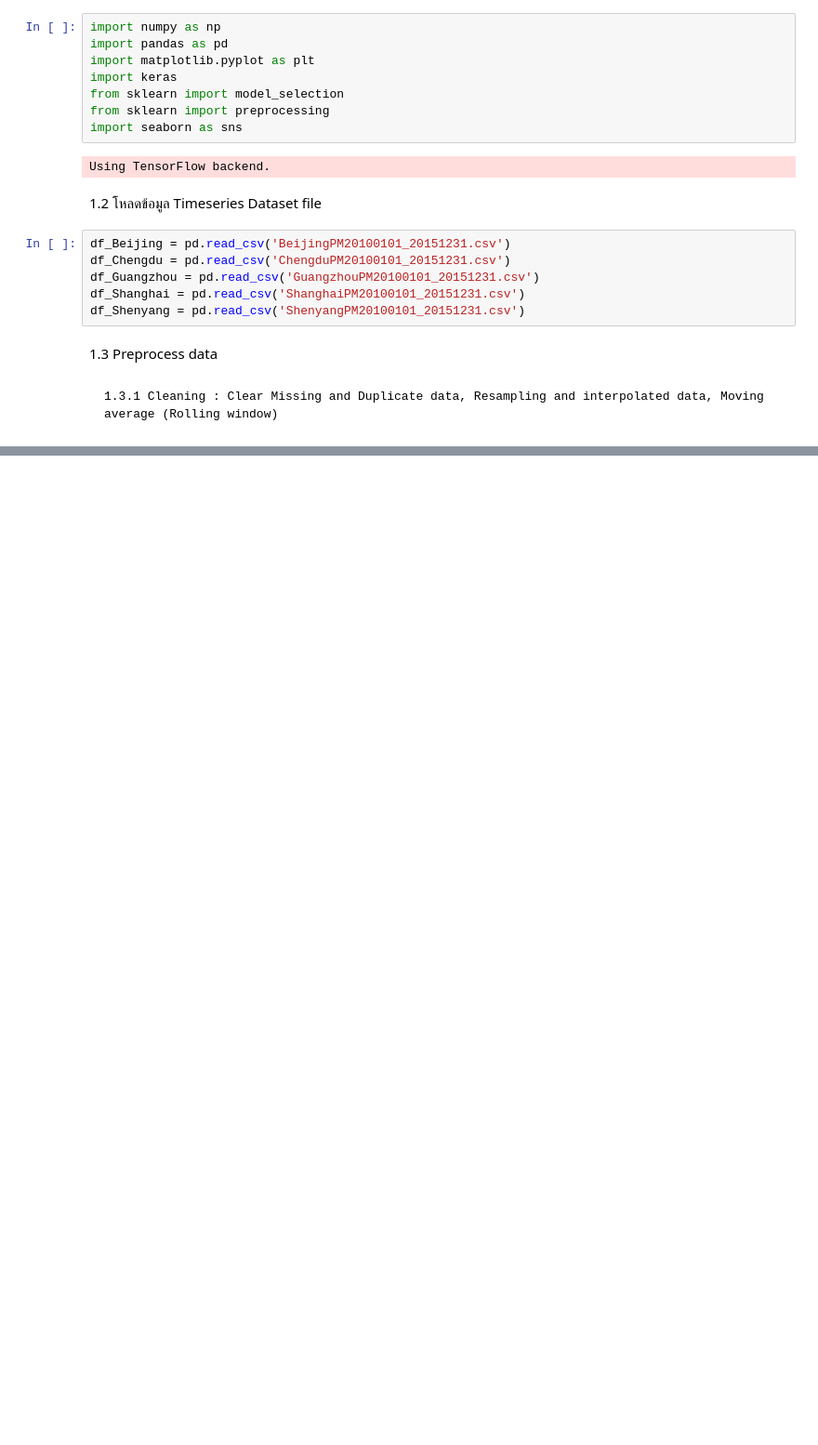
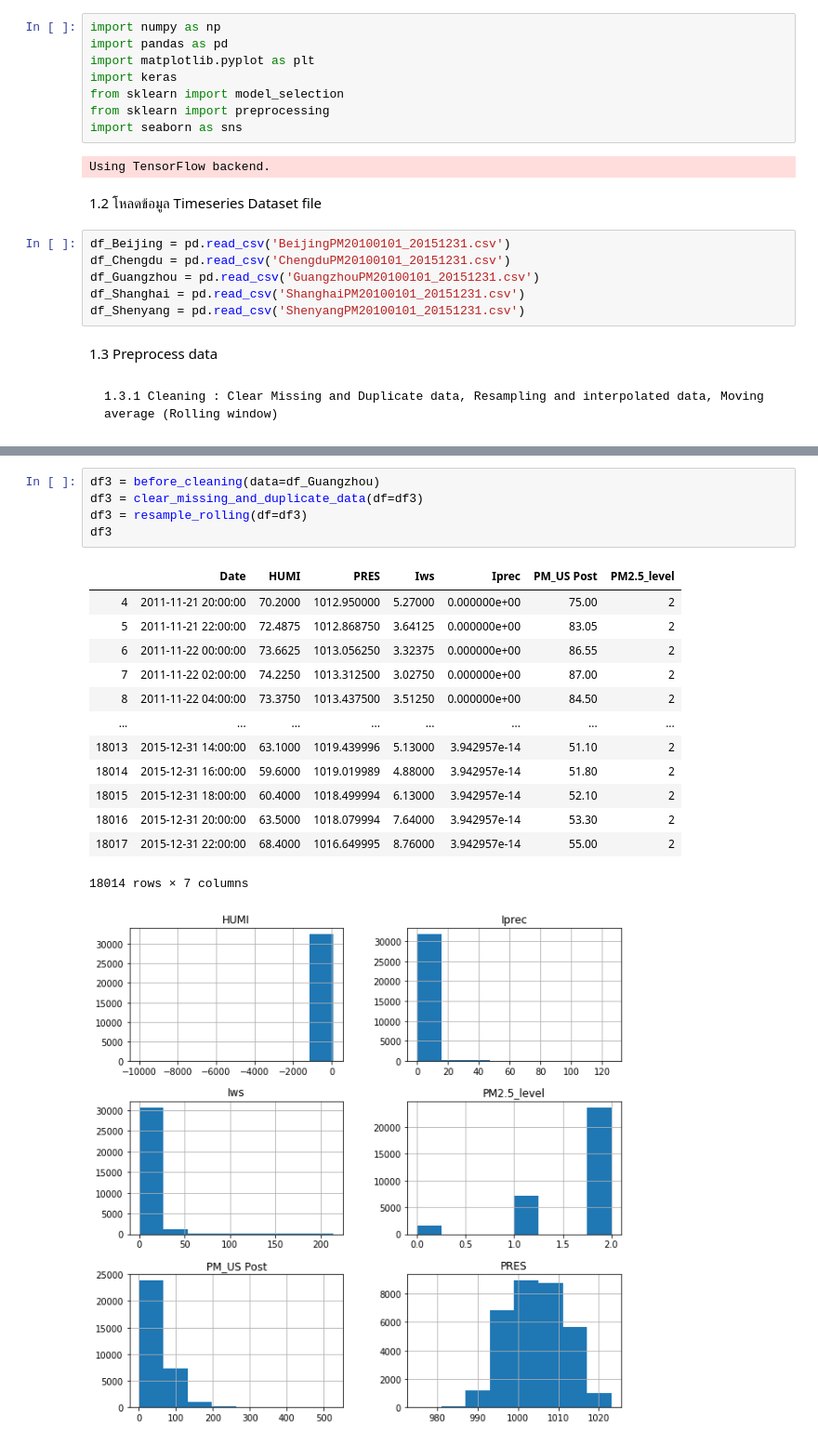
Before and after one commit to beamconan/ML, a Jupyter notebook: Lab 03/Lab 03.ipynb, the cells around one changed output, grey strips where cells are left out. Shown at 93% size. Cells and saved outputs as stored; diff of their text form; blank space fills up the shorter version.

```diff
--- a/Lab 03/Lab 03.ipynb
+++ b/Lab 03/Lab 03.ipynb
@@ -35,0 +186,20 @@ def clear_missing_and_duplicate_data(df):
+# %%
+df3 = before_cleaning(data=df_Guangzhou)
+df3 = clear_missing_and_duplicate_data(df=df3)
+df3 = resample_rolling(df=df3)
+df3
+# %% [output]
+|  | Date | HUMI | PRES | Iws | Iprec | PM_US Post | PM2.5_level |
+| 4 | 2011-11-21 20:00:00 | 70.2000 | 1012.950000 | 5.27000 | 0.000000e+00 | 75.00 | 2 |
+| 5 | 2011-11-21 22:00:00 | 72.4875 | 1012.868750 | 3.64125 | 0.000000e+00 | 83.05 | 2 |
+| 6 | 2011-11-22 00:00:00 | 73.6625 | 1013.056250 | 3.32375 | 0.000000e+00 | 86.55 | 2 |
+| 7 | 2011-11-22 02:00:00 | 74.2250 | 1013.312500 | 3.02750 | 0.000000e+00 | 87.00 | 2 |
+| 8 | 2011-11-22 04:00:00 | 73.3750 | 1013.437500 | 3.51250 | 0.000000e+00 | 84.50 | 2 |
+| ... | ... | ... | ... | ... | ... | ... | ... |
+| 18013 | 2015-12-31 14:00:00 | 63.1000 | 1019.439996 | 5.13000 | 3.942957e-14 | 51.10 | 2 |
+| 18014 | 2015-12-31 16:00:00 | 59.6000 | 1019.019989 | 4.88000 | 3.942957e-14 | 51.80 | 2 |
+| 18015 | 2015-12-31 18:00:00 | 60.4000 | 1018.499994 | 6.13000 | 3.942957e-14 | 52.10 | 2 |
+| 18016 | 2015-12-31 20:00:00 | 63.5000 | 1018.079994 | 7.64000 | 3.942957e-14 | 53.30 | 2 |
+| 18017 | 2015-12-31 22:00:00 | 68.4000 | 1016.649995 | 8.76000 | 3.942957e-14 | 55.00 | 2 |
+18014 rows × 7 columns
+[figure, added]
```
Also changed, not shown: parts of 19 cells of this notebook.
